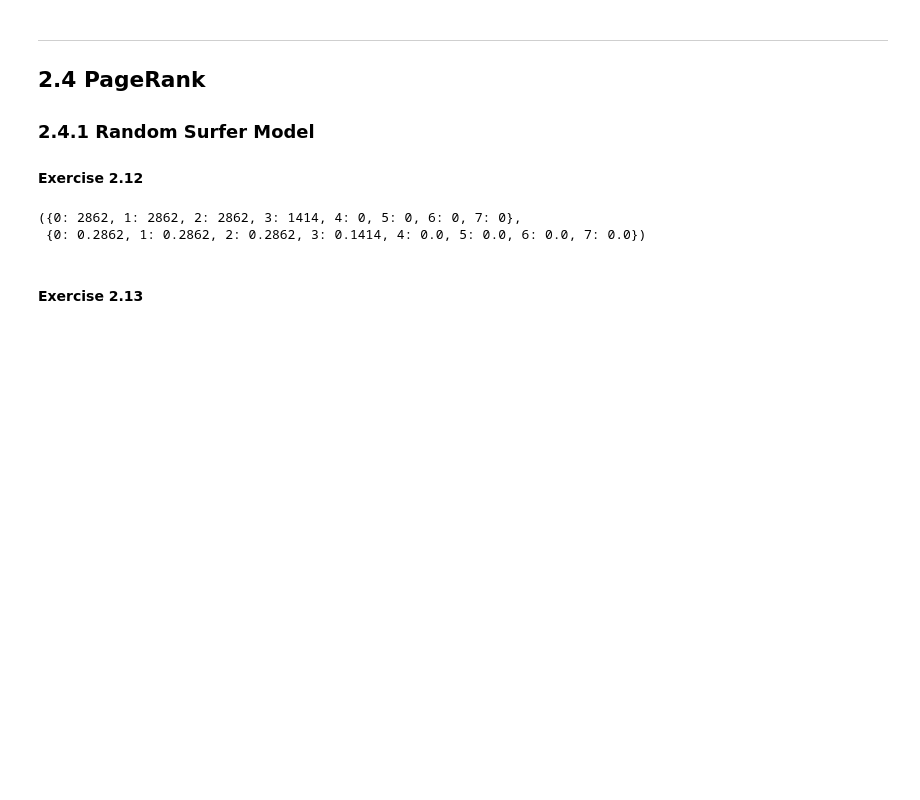
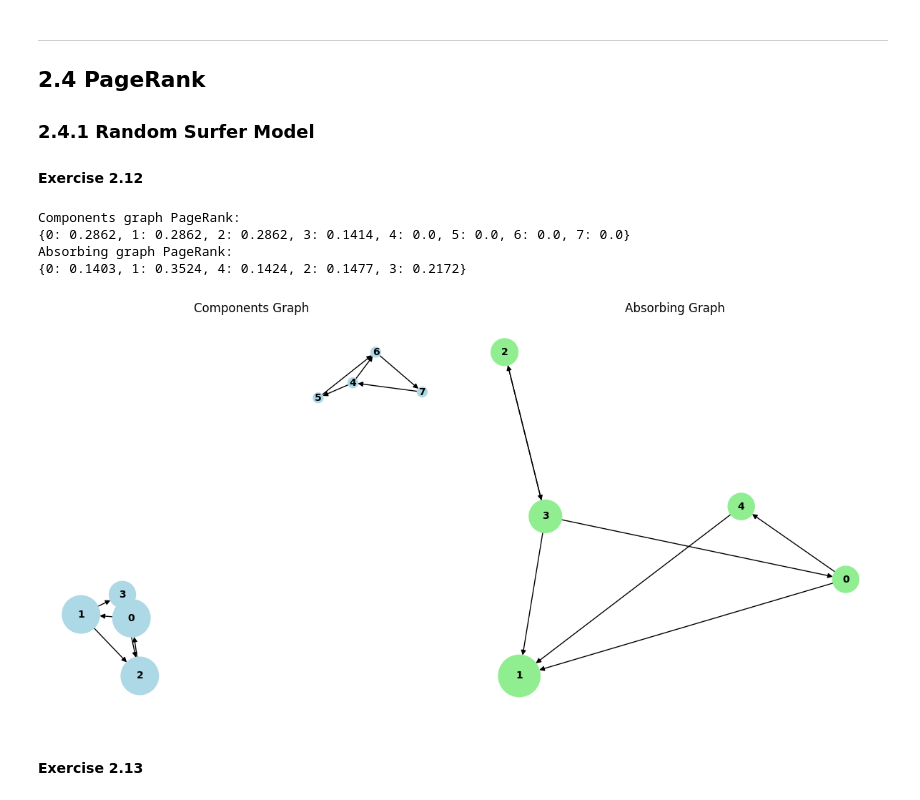
Before and after one commit to tomvrakking/ix-lab2-files-2025, a Jupyter notebook: assignment/ix-lab2-notebook-part4.ipynb, the cells around one changed output. Saved outputs shown, nothing was run; the diff lists cells and outputs as text; code cells hidden in the pictures; blank space fills up the shorter version.

Commit message:
Updated part 4 with PageRank visualizations

```diff
--- a/assignment/ix-lab2-notebook-part4.ipynb
+++ b/assignment/ix-lab2-notebook-part4.ipynb
@@ -37,36 +37,69 @@
 # ({0: 0.2848, 1: 0.2847, 2: 0.2847, 3: 0.1458, 4: 0.0, 5: 0.0, 6: 0.0, 7: 0.0})
 
 # absorbing:
 #  ({0: 0.1477, 1: 0.3642, 4: 0.1495, 2: 0.132, 3: 0.2066})
 
 ### Code:
 
 
 # Import our own methods, they are in a separate file as they're quite long
 from part4_helper_methods import *
 
 
 def random_surfer(G, num_steps=10000): # I hardcoded the number of steps, sue me :p
     nodes = list(G.nodes())
     visit_count = {node: 0 for node in G.nodes()}
     current_node = np.random.choice(G.nodes())
 
     for _ in range(num_steps):
         visit_count[current_node] += 1
         neighbors = list(G.successors(current_node))
         if neighbors:
             current_node = np.random.choice(neighbors)
         else:
             current_node = np.random.choice(nodes)
 
     total_visits = sum(visit_count.values()) # TODO remove the assignment? Python is weird...
     pagerank = {node: count / num_steps for node, count in visit_count.items()}
     return visit_count, pagerank
 
-random_surfer(load_graph("../../ix-lab2-files-2025/data/components.graph"))
+# Run for components graph
+components_graph = load_graph("../../ix-lab2-files-2025/data/components.graph")
+components_results = random_surfer(components_graph)
+components_pagerank = components_results[1]  # Extract the pagerank dictionary
+print("Components graph PageRank:")
+print(components_pagerank)
+
+# Run for absorbing graph
+absorbing_graph = load_graph("../../ix-lab2-files-2025/data/absorbing.graph")
+absorbing_results = random_surfer(absorbing_graph)
+absorbing_pagerank = absorbing_results[1]  # Extract the pagerank dictionary
+print("Absorbing graph PageRank:")
+print(absorbing_pagerank)
+
+# Visualizing the graphs
+plt.figure(figsize=(12, 6))
+
+plt.subplot(121)
+nx.draw(components_graph, with_labels=True, node_color='lightblue',
+        node_size=[max(v*5000, 100) for v in components_pagerank.values()], # This is a fancy way of making the bubble size proportional to the PageRank
+        font_size=10, font_weight='bold')
+plt.title("Components Graph")
+
+plt.subplot(122)
+nx.draw(absorbing_graph, with_labels=True, node_color='lightgreen',
+        node_size=[max(v*5000, 100) for v in absorbing_pagerank.values()],
+        font_size=10, font_weight='bold')
+plt.title("Absorbing Graph")
+
+plt.tight_layout()
+plt.show()
 # %% [output]
-({0: 2862, 1: 2862, 2: 2862, 3: 1414, 4: 0, 5: 0, 6: 0, 7: 0},
- {0: 0.2862, 1: 0.2862, 2: 0.2862, 3: 0.1414, 4: 0.0, 5: 0.0, 6: 0.0, 7: 0.0})
+Components graph PageRank:
+{0: 0.2862, 1: 0.2862, 2: 0.2862, 3: 0.1414, 4: 0.0, 5: 0.0, 6: 0.0, 7: 0.0}
+Absorbing graph PageRank:
+{0: 0.1403, 1: 0.3524, 4: 0.1424, 2: 0.1477, 3: 0.2172}
+[figure, added]
 # %% [markdown]
 #### Exercise 2.13
 # %%
```
Also changed, not shown: parts of 1 cell of this notebook, 1 other file.
